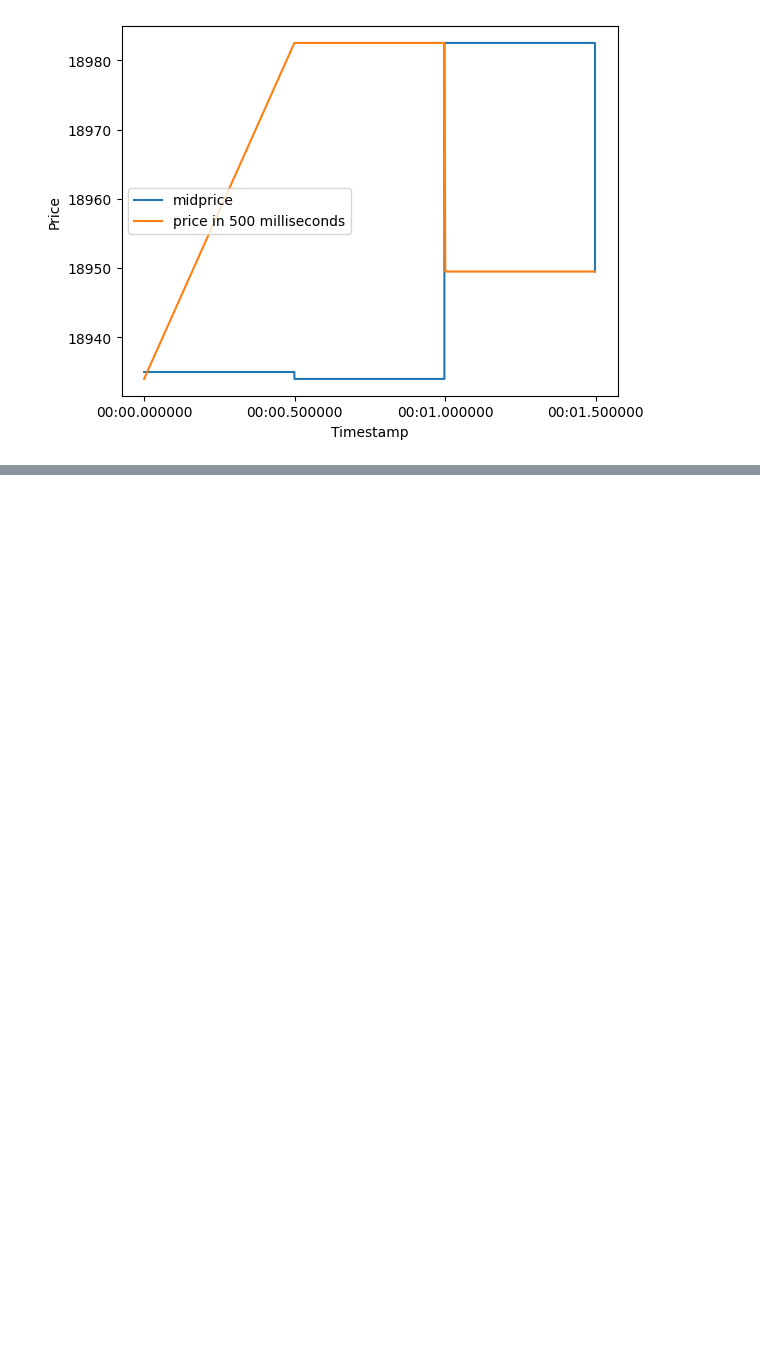
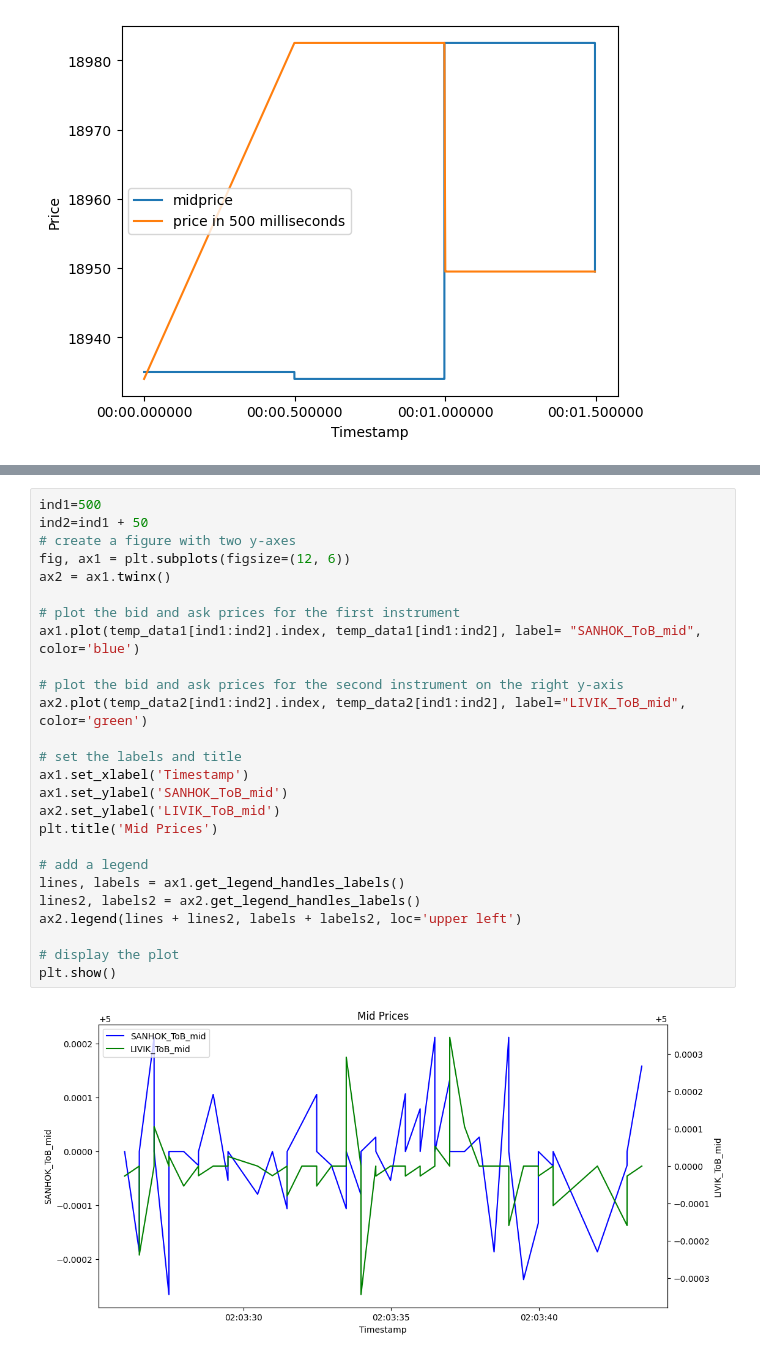
Before and after one commit to SergeySmalkov/Strategies_Sandbox, a Jupyter notebook: Strategy.ipynb, the cells around one changed output, grey strips where cells are left out. Drawn from its saved outputs; the diff is of its cells as text; blank space fills up the shorter version.

```diff
--- a/Strategy.ipynb
+++ b/Strategy.ipynb
@@ -97,0 +163,28 @@ Name: timestamp, dtype: datetime64[ns]
+# %%
+ind1=500
+ind2=ind1 + 50
+# create a figure with two y-axes
+fig, ax1 = plt.subplots(figsize=(12, 6))
+ax2 = ax1.twinx()
+
+# plot the bid and ask prices for the first instrument
+ax1.plot(temp_data1[ind1:ind2].index, temp_data1[ind1:ind2], label= "SANHOK_ToB_mid", color='blue')
+
+# plot the bid and ask prices for the second instrument on the right y-axis
+ax2.plot(temp_data2[ind1:ind2].index, temp_data2[ind1:ind2], label="LIVIK_ToB_mid", color='green')
+
+# set the labels and title
+ax1.set_xlabel('Timestamp')
+ax1.set_ylabel('SANHOK_ToB_mid')
+ax2.set_ylabel('LIVIK_ToB_mid')
+plt.title('Mid Prices')
+
+# add a legend
+lines, labels = ax1.get_legend_handles_labels()
+lines2, labels2 = ax2.get_legend_handles_labels()
+ax2.legend(lines + lines2, labels + labels2, loc='upper left')
+
+# display the plot
+plt.show()
+# %% [output]
+[figure, added]
```
Also changed, not shown: parts of 7 cells of this notebook.
